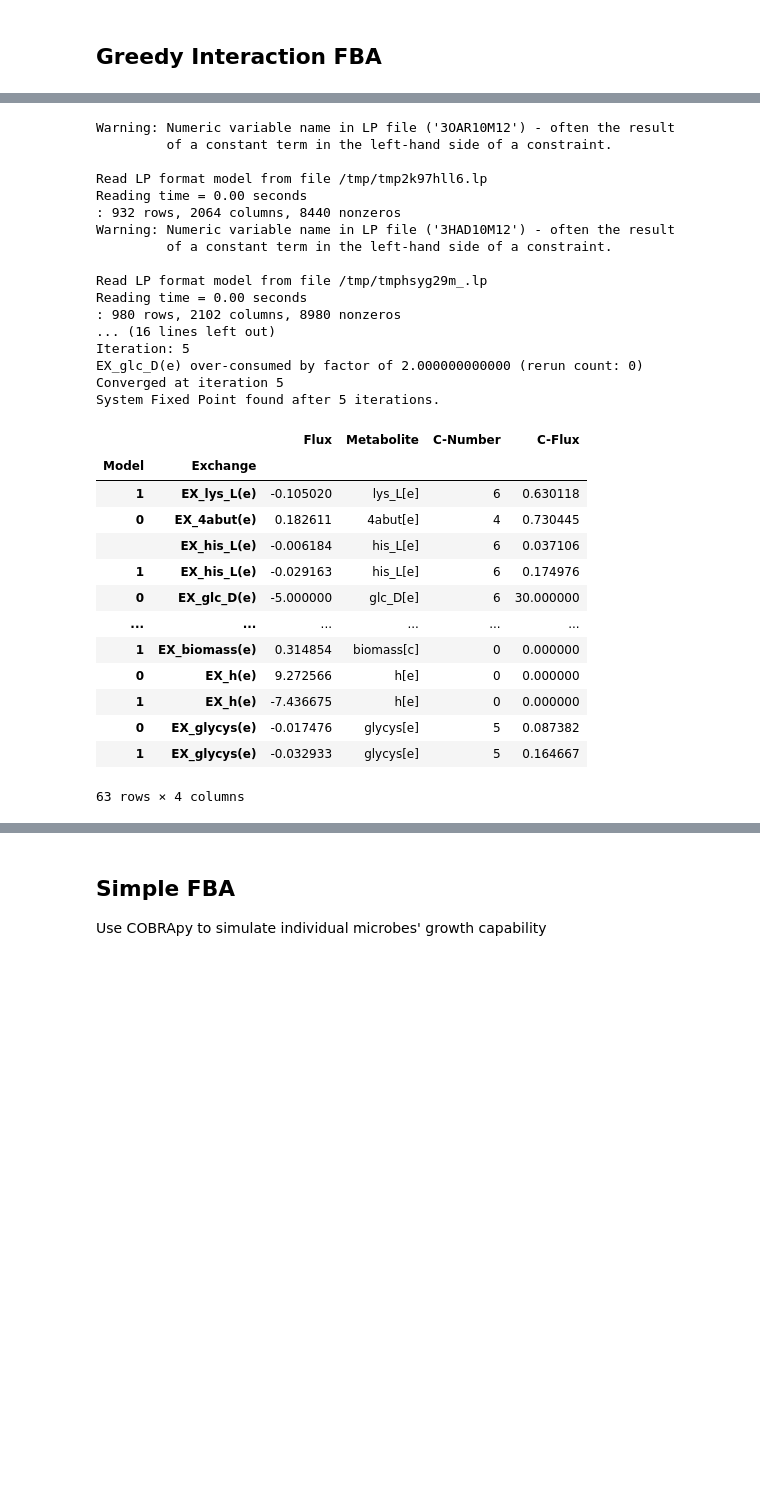
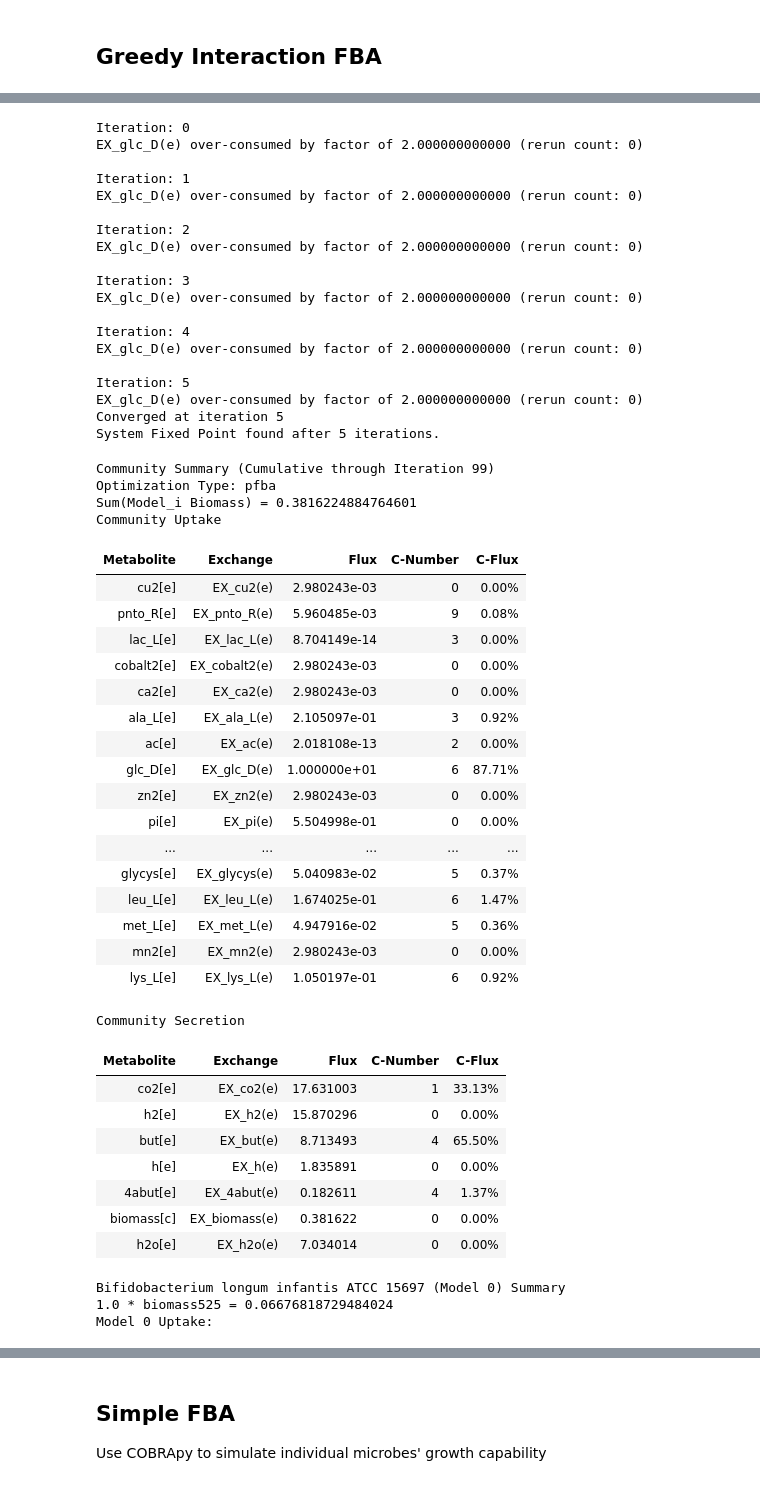
Before and after one commit to m-3-lab/giFBA, a Jupyter notebook: Examples/2_real_models/2_1_ahallii_binfantis.ipynb, the cells around one changed output, grey strips where cells are left out. Drawn from its saved outputs; the diff is of its cells as text; code cells hidden in the pictures; blank space fills up the shorter version.

```diff
--- a/Examples/2_real_models/2_1_ahallii_binfantis.ipynb
+++ b/Examples/2_real_models/2_1_ahallii_binfantis.ipynb
@@ -88,56 +85,77 @@ Academic license - for non-commercial use only - expires 2027-02-01
 # %%
 # initialize community
 community = gifba.gifbaObject(models,
                               media,
                               rel_abund=rel_abund)
 
 # run iterations
 media_flux, org_flux = community.run_gifba(n_iterations=100,
                                            method="pfba",
-                                           verbose=True)
+                                           v=True)
 
 # view results and prep network files for cytoscape
 summary = community.summarize()
 edges, nodes = summary.to_cytoscape()
 
 # only visualize substantial edges keeping biomass fluxes
 edges = edges[(abs(edges["Value"]) > 0.1) | (edges["Target"] == "biomass[c]")]
 nodes = nodes[nodes["ID"].isin(edges[["Source", "Target"]].values.flatten())]
 
 # store
 edges.to_csv("../figures/real_model_figs/cytoscape_networks/AH_BI_edges.csv", index=False)
 nodes.to_csv("../figures/real_model_figs/cytoscape_networks/AH_BI_nodes.csv", index=False)
 
 summary
 # %% [output]
-Warning: Numeric variable name in LP file ('3OAR10M12') - often the result
-         of a constant term in the left-hand side of a constraint.
+Iteration: 0
+EX_glc_D(e) over-consumed by factor of 2.000000000000 (rerun count: 0)
 
-Read LP format model from file /tmp/tmp2k97hll6.lp
-Reading time = 0.00 seconds
-: 932 rows, 2064 columns, 8440 nonzeros
-Warning: Numeric variable name in LP file ('3HAD10M12') - often the result
-         of a constant term in the left-hand side of a constraint.
+Iteration: 1
+EX_glc_D(e) over-consumed by factor of 2.000000000000 (rerun count: 0)
 
-Read LP format model from file /tmp/tmphsyg29m_.lp
-Reading time = 0.00 seconds
-: 980 rows, 2102 columns, 8980 nonzeros
-... (16 lines left out)
+Iteration: 2
+EX_glc_D(e) over-consumed by factor of 2.000000000000 (rerun count: 0)
+
+Iteration: 3
+EX_glc_D(e) over-consumed by factor of 2.000000000000 (rerun count: 0)
+
+Iteration: 4
+EX_glc_D(e) over-consumed by factor of 2.000000000000 (rerun count: 0)
+
 Iteration: 5
 EX_glc_D(e) over-consumed by factor of 2.000000000000 (rerun count: 0)
 Converged at iteration 5
 System Fixed Point found after 5 iterations.
+Community Summary (Cumulative through Iteration 99)
+Optimization Type: pfba
+Sum(Model_i Biomass) = 0.3816224884764601
+Community Uptake
-|  |  | Flux | Metabolite | C-Number | C-Flux |
-| Model | Exchange |  |  |  |  |
-| 1 | EX_lys_L(e) | -0.105020 | lys_L[e] | 6 | 0.630118 |
-| 0 | EX_4abut(e) | 0.182611 | 4abut[e] | 4 | 0.730445 |
-|  | EX_his_L(e) | -0.006184 | his_L[e] | 6 | 0.037106 |
-| 1 | EX_his_L(e) | -0.029163 | his_L[e] | 6 | 0.174976 |
-| 0 | EX_glc_D(e) | -5.000000 | glc_D[e] | 6 | 30.000000 |
-| ... | ... | ... | ... | ... | ... |
-| 1 | EX_biomass(e) | 0.314854 | biomass[c] | 0 | 0.000000 |
-| 0 | EX_h(e) | 9.272566 | h[e] | 0 | 0.000000 |
-| 1 | EX_h(e) | -7.436675 | h[e] | 0 | 0.000000 |
-| 0 | EX_glycys(e) | -0.017476 | glycys[e] | 5 | 0.087382 |
-| 1 | EX_glycys(e) | -0.032933 | glycys[e] | 5 | 0.164667 |
+| Metabolite | Exchange | Flux | C-Number | C-Flux |
+| cu2[e] | EX_cu2(e) | 2.980243e-03 | 0 | 0.00% |
+| pnto_R[e] | EX_pnto_R(e) | 5.960485e-03 | 9 | 0.08% |
+| lac_L[e] | EX_lac_L(e) | 8.704149e-14 | 3 | 0.00% |
+| cobalt2[e] | EX_cobalt2(e) | 2.980243e-03 | 0 | 0.00% |
+| ca2[e] | EX_ca2(e) | 2.980243e-03 | 0 | 0.00% |
+| ala_L[e] | EX_ala_L(e) | 2.105097e-01 | 3 | 0.92% |
+| ac[e] | EX_ac(e) | 2.018108e-13 | 2 | 0.00% |
+| glc_D[e] | EX_glc_D(e) | 1.000000e+01 | 6 | 87.71% |
+| zn2[e] | EX_zn2(e) | 2.980243e-03 | 0 | 0.00% |
+| pi[e] | EX_pi(e) | 5.504998e-01 | 0 | 0.00% |
+| ... | ... | ... | ... | ... |
+| glycys[e] | EX_glycys(e) | 5.040983e-02 | 5 | 0.37% |
+| leu_L[e] | EX_leu_L(e) | 1.674025e-01 | 6 | 1.47% |
+| met_L[e] | EX_met_L(e) | 4.947916e-02 | 5 | 0.36% |
+| mn2[e] | EX_mn2(e) | 2.980243e-03 | 0 | 0.00% |
+| lys_L[e] | EX_lys_L(e) | 1.050197e-01 | 6 | 0.92% |
-63 rows × 4 columns
+Community Secretion
+| Metabolite | Exchange | Flux | C-Number | C-Flux |
+| co2[e] | EX_co2(e) | 17.631003 | 1 | 33.13% |
+| h2[e] | EX_h2(e) | 15.870296 | 0 | 0.00% |
+| but[e] | EX_but(e) | 8.713493 | 4 | 65.50% |
+| h[e] | EX_h(e) | 1.835891 | 0 | 0.00% |
+| 4abut[e] | EX_4abut(e) | 0.182611 | 4 | 1.37% |
+| biomass[c] | EX_biomass(e) | 0.381622 | 0 | 0.00% |
+| h2o[e] | EX_h2o(e) | 7.034014 | 0 | 0.00% |
+Bifidobacterium longum infantis ATCC 15697 (Model 0) Summary
+1.0 * biomass525 = 0.06676818729484024
+Model 0 Uptake:
```
Also changed, not shown: parts of 2 cells of this notebook, 58 other files.
